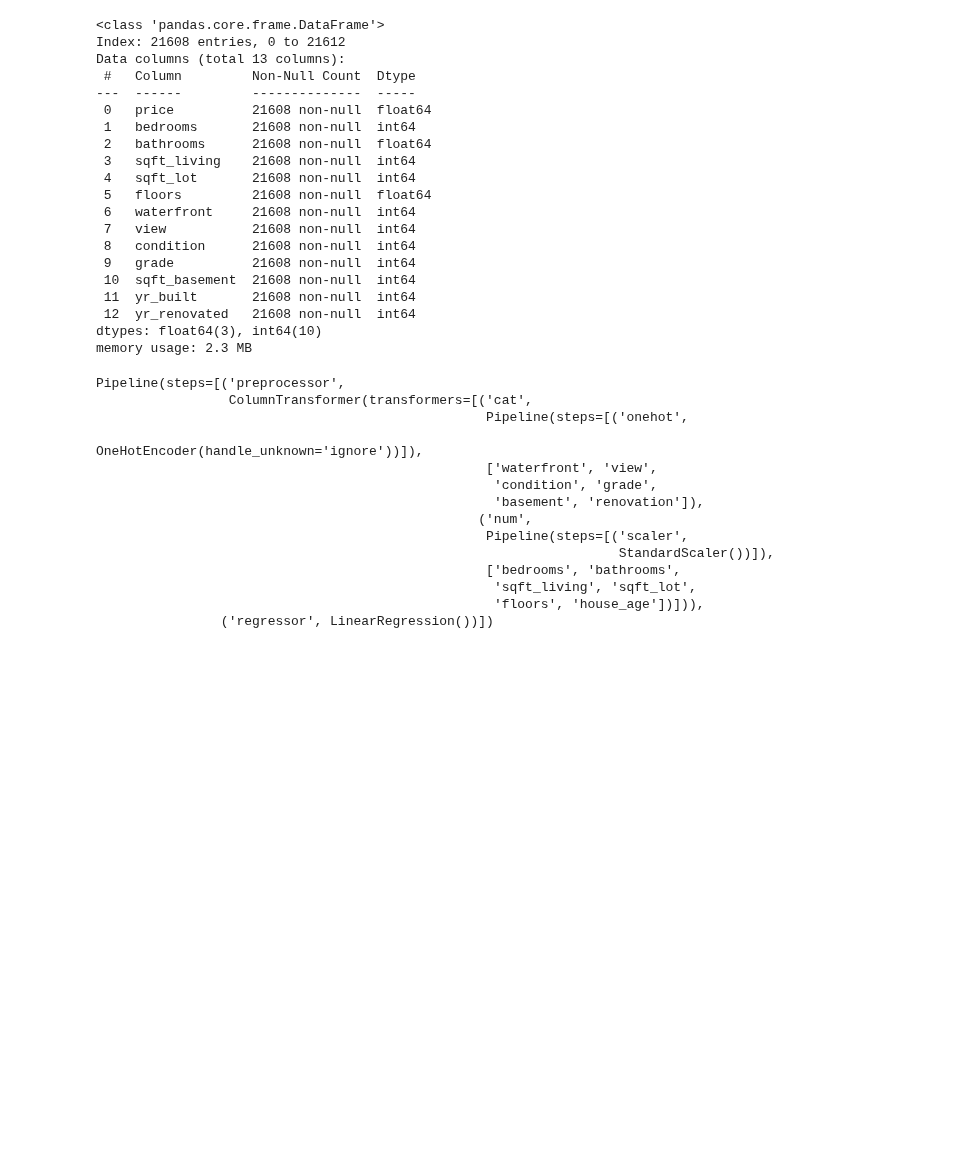
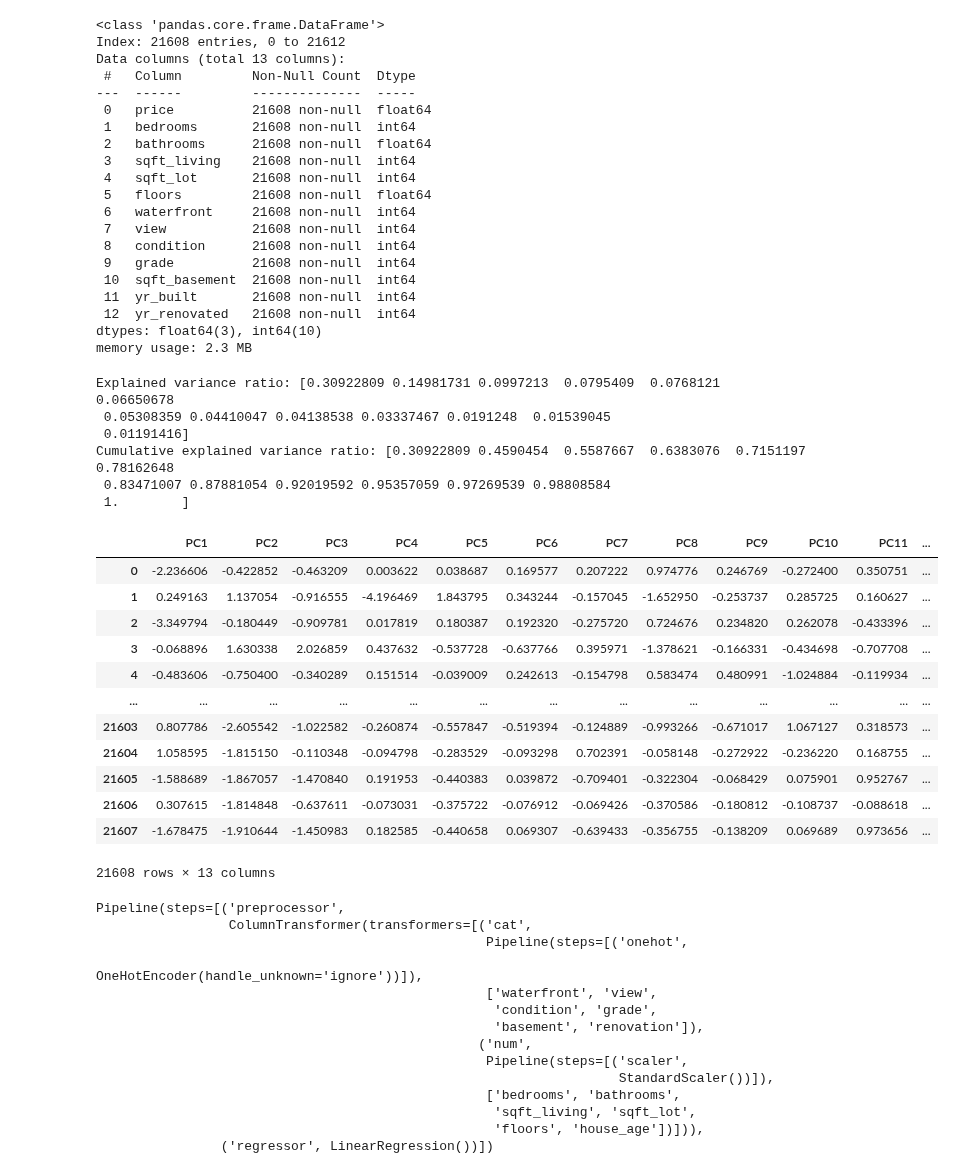
Before and after one commit to LLF00/datascience1, a Jupyter notebook: Lifeng_assignment3.ipynb, the cells around one changed output. Drawn from its saved outputs; the diff is of its cells as text; code cells hidden in the pictures; blank space fills up the shorter version.

```diff
--- a/Lifeng_assignment3.ipynb
+++ b/Lifeng_assignment3.ipynb
@@ -358,6 +358,51 @@ Data columns (total 13 columns):
  12  yr_renovated   21608 non-null  int64
 dtypes: float64(3), int64(10)
 memory usage: 2.3 MB
+# %%
+from sklearn.decomposition import PCA
+from sklearn.preprocessing import StandardScaler
+
+# Standardize the features
+scaler = StandardScaler()
+df_std = scaler.fit_transform(df)
+
+# Perform PCA
+pca = PCA()
+df_pca = pca.fit_transform(df_std)
+
+# The transformed data is an array, convert it back into a dataframe
+# replace columns name with pc1,2,3,4...
+df_pca = pd.DataFrame(df_pca, columns=[f'PC{i+1}' for i in range(len(df.columns))])
+
+# Print the explained variance ratio
+print('Explained variance ratio:', pca.explained_variance_ratio_)
+
+# Print the cumulative explained variance ratio
+cumsum_variance = np.cumsum(pca.explained_variance_ratio_)
+print('Cumulative explained variance ratio:', cumsum_variance)
+
+# Show the first few rows of transformed dataframe
+df_pca
+# %% [output]
+Explained variance ratio: [0.30922809 0.14981731 0.0997213  0.0795409  0.0768121  0.06650678
+ 0.05308359 0.04410047 0.04138538 0.03337467 0.0191248  0.01539045
+ 0.01191416]
+Cumulative explained variance ratio: [0.30922809 0.4590454  0.5587667  0.6383076  0.7151197  0.78162648
+ 0.83471007 0.87881054 0.92019592 0.95357059 0.97269539 0.98808584
+ 1.        ]
+|  | PC1 | PC2 | PC3 | PC4 | PC5 | PC6 | PC7 | PC8 | PC9 | PC10 | PC11 | ... |
+| 0 | -2.236606 | -0.422852 | -0.463209 | 0.003622 | 0.038687 | 0.169577 | 0.207222 | 0.974776 | 0.246769 | -0.272400 | 0.350751 | ... |
+| 1 | 0.249163 | 1.137054 | -0.916555 | -4.196469 | 1.843795 | 0.343244 | -0.157045 | -1.652950 | -0.253737 | 0.285725 | 0.160627 | ... |
+| 2 | -3.349794 | -0.180449 | -0.909781 | 0.017819 | 0.180387 | 0.192320 | -0.275720 | 0.724676 | 0.234820 | 0.262078 | -0.433396 | ... |
+| 3 | -0.068896 | 1.630338 | 2.026859 | 0.437632 | -0.537728 | -0.637766 | 0.395971 | -1.378621 | -0.166331 | -0.434698 | -0.707708 | ... |
+| 4 | -0.483606 | -0.750400 | -0.340289 | 0.151514 | -0.039009 | 0.242613 | -0.154798 | 0.583474 | 0.480991 | -1.024884 | -0.119934 | ... |
+| ... | ... | ... | ... | ... | ... | ... | ... | ... | ... | ... | ... | ... |
+| 21603 | 0.807786 | -2.605542 | -1.022582 | -0.260874 | -0.557847 | -0.519394 | -0.124889 | -0.993266 | -0.671017 | 1.067127 | 0.318573 | ... |
+| 21604 | 1.058595 | -1.815150 | -0.110348 | -0.094798 | -0.283529 | -0.093298 | 0.702391 | -0.058148 | -0.272922 | -0.236220 | 0.168755 | ... |
+| 21605 | -1.588689 | -1.867057 | -1.470840 | 0.191953 | -0.440383 | 0.039872 | -0.709401 | -0.322304 | -0.068429 | 0.075901 | 0.952767 | ... |
+| 21606 | 0.307615 | -1.814848 | -0.637611 | -0.073031 | -0.375722 | -0.076912 | -0.069426 | -0.370586 | -0.180812 | -0.108737 | -0.088618 | ... |
+| 21607 | -1.678475 | -1.910644 | -1.450983 | 0.182585 | -0.440658 | 0.069307 | -0.639433 | -0.356755 | -0.138209 | 0.069689 | 0.973656 | ... |
+21608 rows × 13 columns
 # %%
 # separate features and target
 categorical_features = ['waterfront','view', 'condition', 'grade', 'basement', 'renovation']
```
